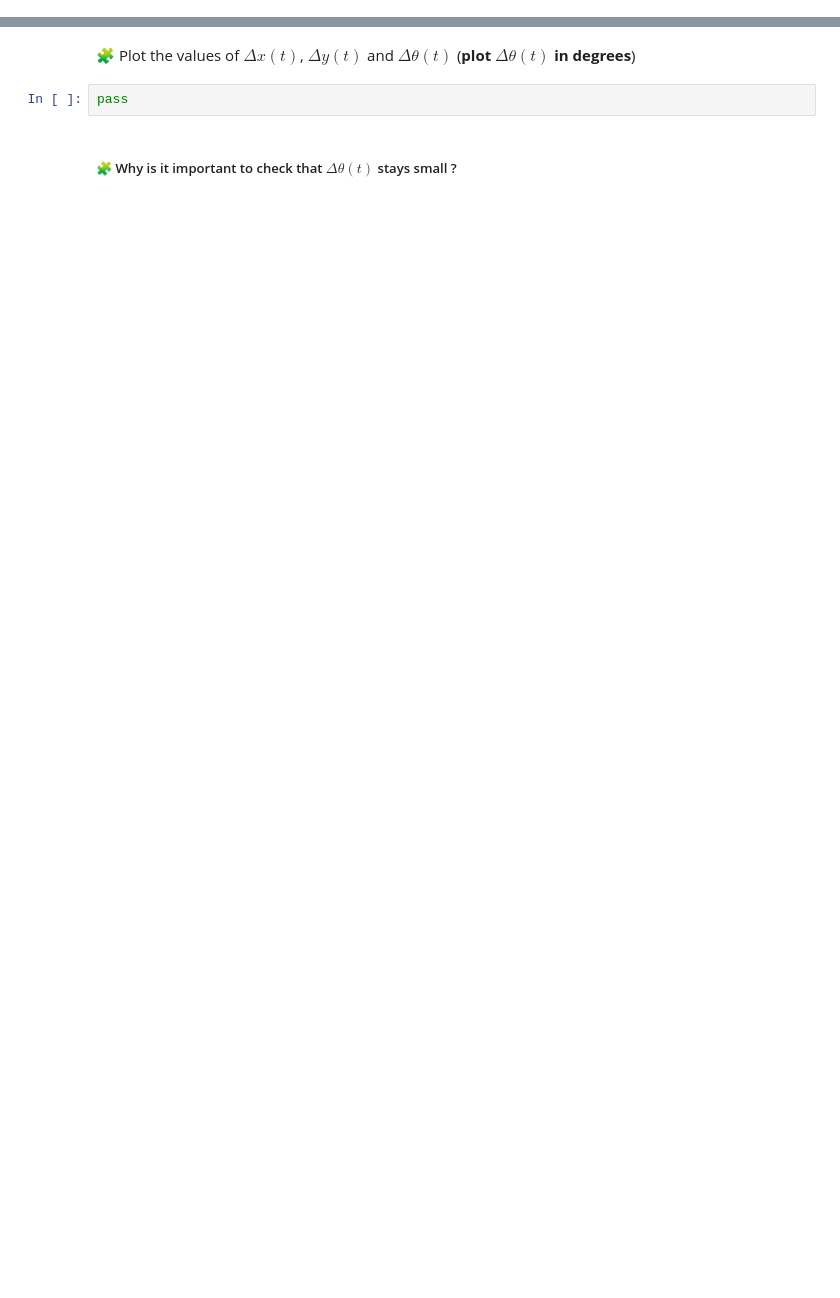
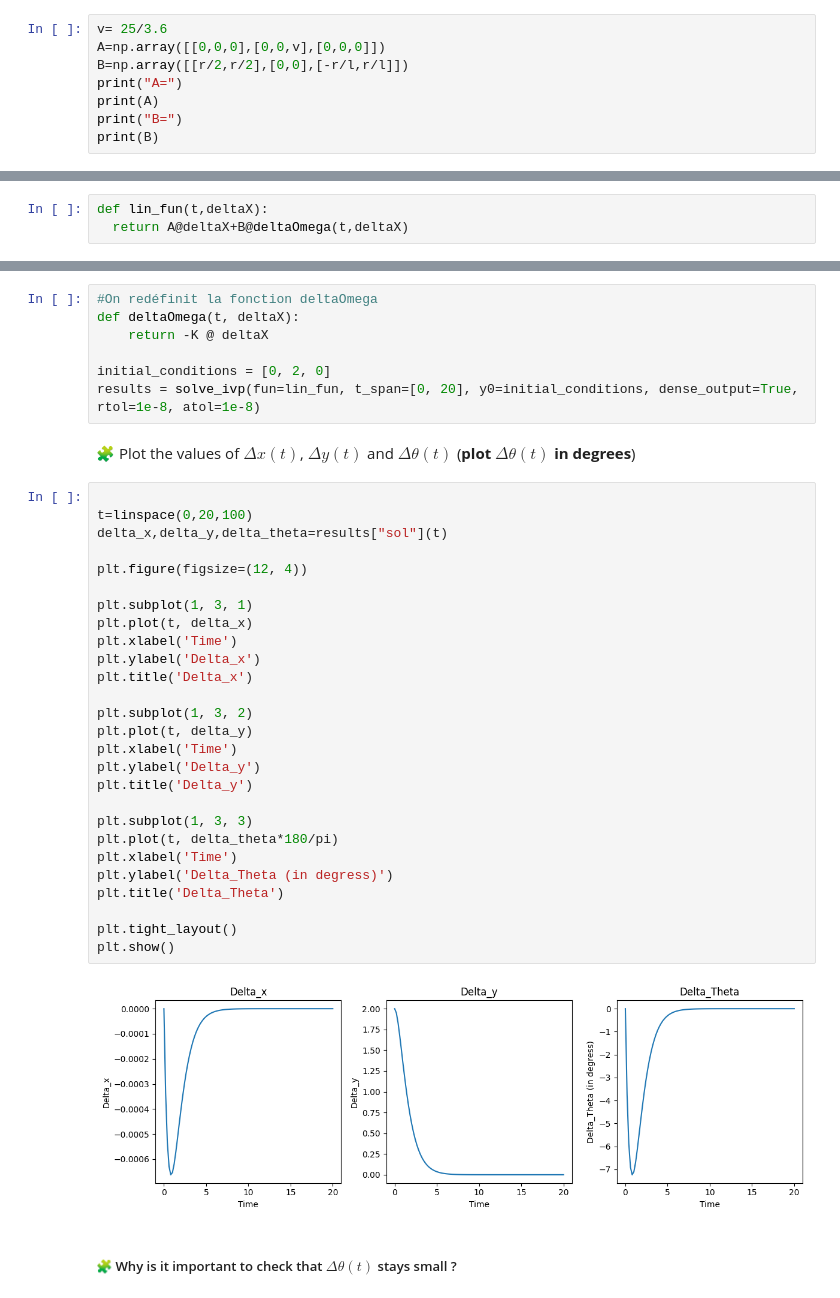
Before and after one commit to idalioua/control-engineering-with-python-project-2023-2024, a Jupyter notebook: Project-part-2.ipynb, the cells around one changed output, grey strips where cells are left out. Drawn from its saved outputs; the diff is of its cells as text; blank space fills up the shorter version.

```diff
--- a/Project-part-2.ipynb
+++ b/Project-part-2.ipynb
@@ -604,0 +603,8 @@ pass
+# %%
+v= 25/3.6
+A=np.array([[0,0,0],[0,0,v],[0,0,0]])
+B=np.array([[r/2,r/2],[0,0],[-r/l,r/l]])
+print("A=")
+print(A)
+print("B=")
+print(B)
@@ -614,3 +627,6 @@ pass
+# %%
+def lin_fun(t,deltaX):
+  return A@deltaX+B@deltaOmega(t,deltaX)
 # %% [markdown]
 ### Controller Design on the linearized system
 # %% [markdown]
@@ -634,6 +662,40 @@ pass
+# %%
+#On redéfinit la fonction deltaOmega
+def deltaOmega(t, deltaX):
+    return -K @ deltaX
+
+initial_conditions = [0, 2, 0]
+results = solve_ivp(fun=lin_fun, t_span=[0, 20], y0=initial_conditions, dense_output=True, rtol=1e-8, atol=1e-8)
 # %% [markdown]
 🧩 Plot the values of $\Delta x(t)$, $\Delta y(t)$ and $\Delta\theta(t)$ (**plot $\Delta\theta(t)$ in degrees**)
-# %%
-pass
+# %%
+
+t=linspace(0,20,100)
+delta_x,delta_y,delta_theta=results["sol"](t)
+
+plt.figure(figsize=(12, 4))
+
+plt.subplot(1, 3, 1)
+plt.plot(t, delta_x)
+plt.xlabel('Time')
+plt.ylabel('Delta_x')
+plt.title('Delta_x')
+
+plt.subplot(1, 3, 2)
+plt.plot(t, delta_y)
+plt.xlabel('Time')
+plt.ylabel('Delta_y')
+plt.title('Delta_y')
+
+plt.subplot(1, 3, 3)
+plt.plot(t, delta_theta*180/pi)
+plt.xlabel('Time')
+plt.ylabel('Delta_Theta (in degress)')
+plt.title('Delta_Theta')
+
+plt.tight_layout()
+plt.show()
+# %% [output]
+[figure, added]
 # %% [markdown]
 ##### 🧩 Why is it important to check that $\Delta\theta(t)$ stays small ?
```
Also changed, not shown: parts of 15 cells of this notebook.
